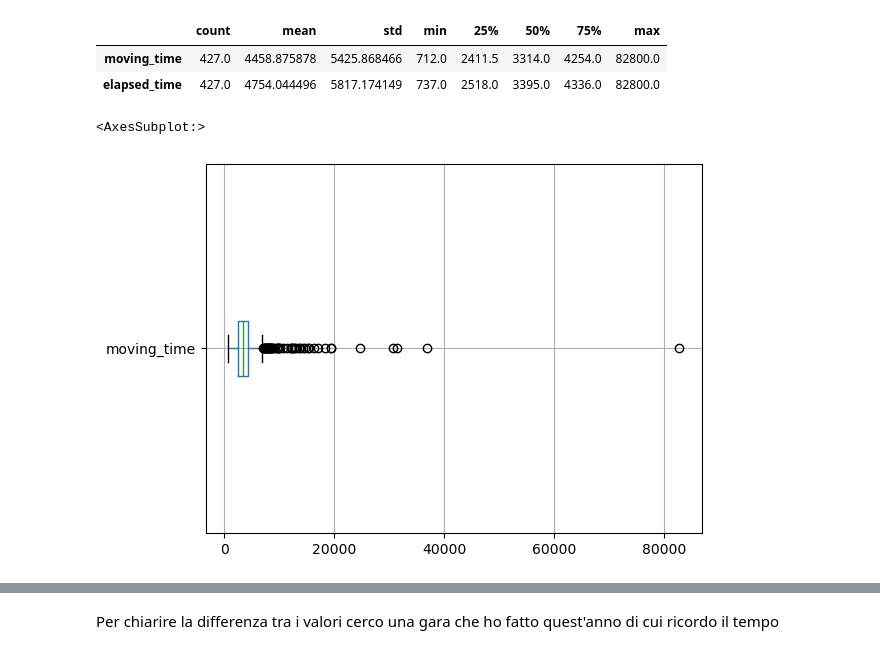
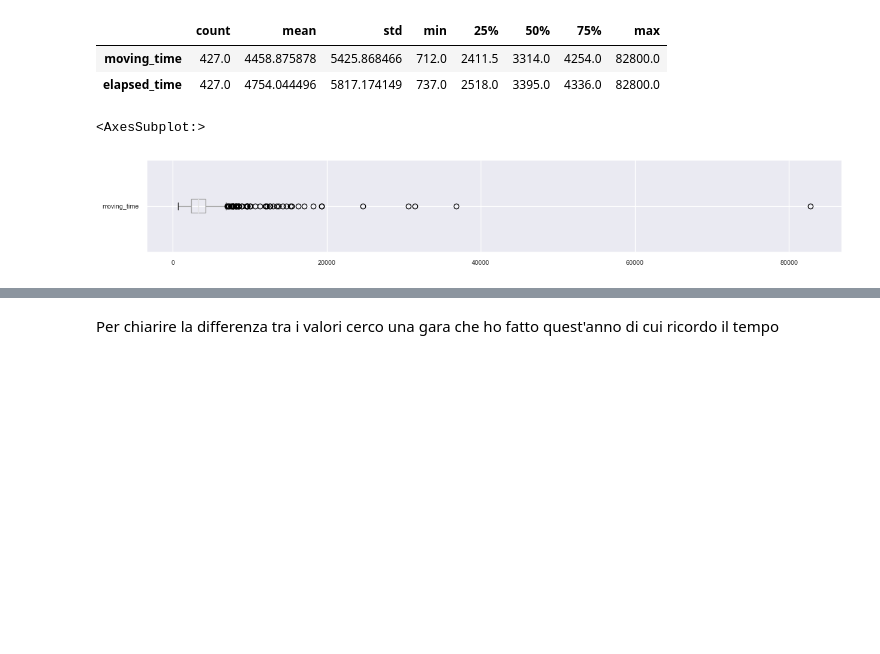
Before and after one commit to scionuait/StravaDataImport, a Jupyter notebook: analisi_strava_athlete_2022.ipynb, the cells around one changed output, grey strips where cells are left out. Drawn from its saved outputs; the diff is of its cells as text; code cells hidden in the pictures; blank space fills up the shorter version.

```diff
--- a/analisi_strava_athlete_2022.ipynb
+++ b/analisi_strava_athlete_2022.ipynb
@@ -36,9 +36,15 @@ from src.explore_functions import df_value_stat
 
 #set display option value
 pd.set_option('display.max_columns', None)
-
+sns.set()
 #define constant value
 RANDOM_STATE = 42
+TRAIL_RUNNING_ELEV = 350
+# %%
+#imposta i parametri di stile per la visualizzazione dei grafici
+sns.set(font_scale=0.7)
+sns.set_style("darkgrid")
+sns.set_palette("Paired")
 # %%
 #import dataset of strava activities using Strava API, form more
 df = pd.read_json("data/dataset_strava_gianluca.json")
@@ -180,10 +186,11 @@ df[["moving_time","elapsed_time"]].describe().T
 | moving_time | 427.0 | 4458.875878 | 5425.868466 | 712.0 | 2411.5 | 3314.0 | 4254.0 | 82800.0 |
 | elapsed_time | 427.0 | 4754.044496 | 5817.174149 | 737.0 | 2518.0 | 3395.0 | 4336.0 | 82800.0 |
 # %%
+plt.figure(figsize=(15,2))
 df[["moving_time"]].boxplot(vert=False)
 # %% [output]
 <AxesSubplot:>
-[figure, old version]
+[figure, new version]
 # %%
 df[df["moving_time"]==df["moving_time"].max()]
 # %% [output]
```
Also changed, not shown: parts of 14 cells of this notebook.
